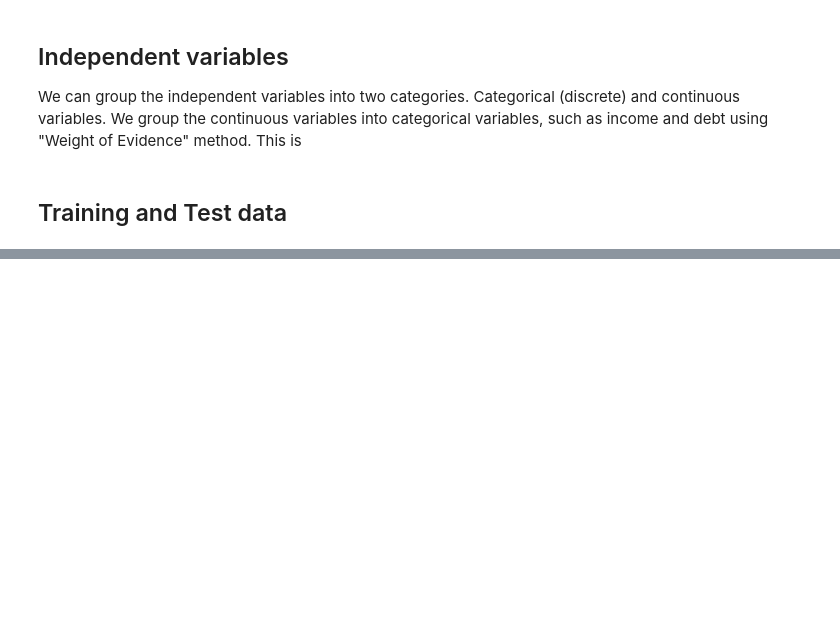
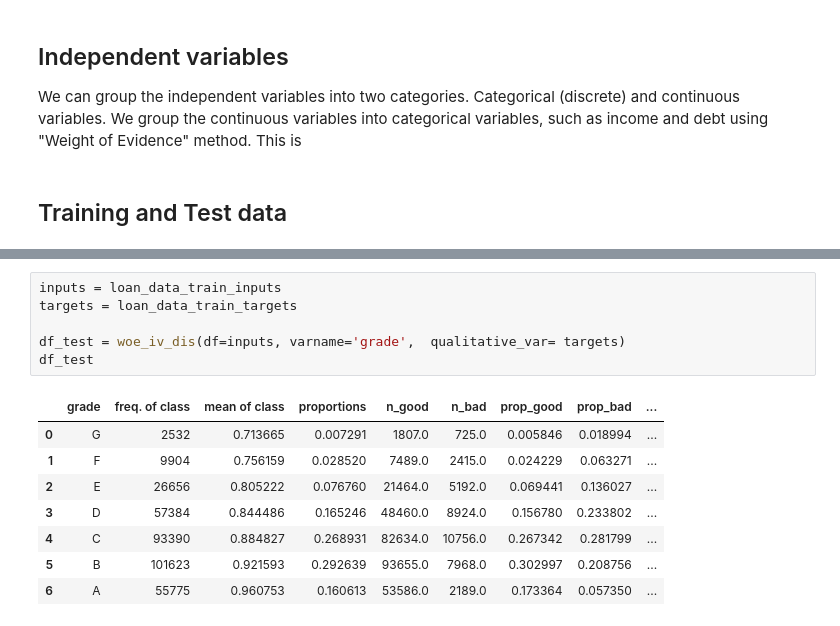
Before and after one commit to OzodbekOzodov/_credit-risk-modeling, a Jupyter notebook: main-project.ipynb, the cells around one changed output, grey strips where cells are left out. Drawn from its saved outputs; the diff is of its cells as text; blank space fills up the shorter version.

```diff
--- a/main-project.ipynb
+++ b/main-project.ipynb
@@ -327,0 +362,15 @@ df1
+# %%
+inputs = loan_data_train_inputs
+targets = loan_data_train_targets
+
+df_test = woe_iv_dis(df=inputs, varname='grade',  qualitative_var= targets)
+df_test
+# %% [output]
+|  | grade | freq. of class | mean of class | proportions | n_good | n_bad | prop_good | prop_bad | ... |
+| 0 | G | 2532 | 0.713665 | 0.007291 | 1807.0 | 725.0 | 0.005846 | 0.018994 | ... |
+| 1 | F | 9904 | 0.756159 | 0.028520 | 7489.0 | 2415.0 | 0.024229 | 0.063271 | ... |
+| 2 | E | 26656 | 0.805222 | 0.076760 | 21464.0 | 5192.0 | 0.069441 | 0.136027 | ... |
+| 3 | D | 57384 | 0.844486 | 0.165246 | 48460.0 | 8924.0 | 0.156780 | 0.233802 | ... |
+| 4 | C | 93390 | 0.884827 | 0.268931 | 82634.0 | 10756.0 | 0.267342 | 0.281799 | ... |
+| 5 | B | 101623 | 0.921593 | 0.292639 | 93655.0 | 7968.0 | 0.302997 | 0.208756 | ... |
+| 6 | A | 55775 | 0.960753 | 0.160613 | 53586.0 | 2189.0 | 0.173364 | 0.057350 | ... |
```
Also changed, not shown: parts of 10 cells of this notebook.
